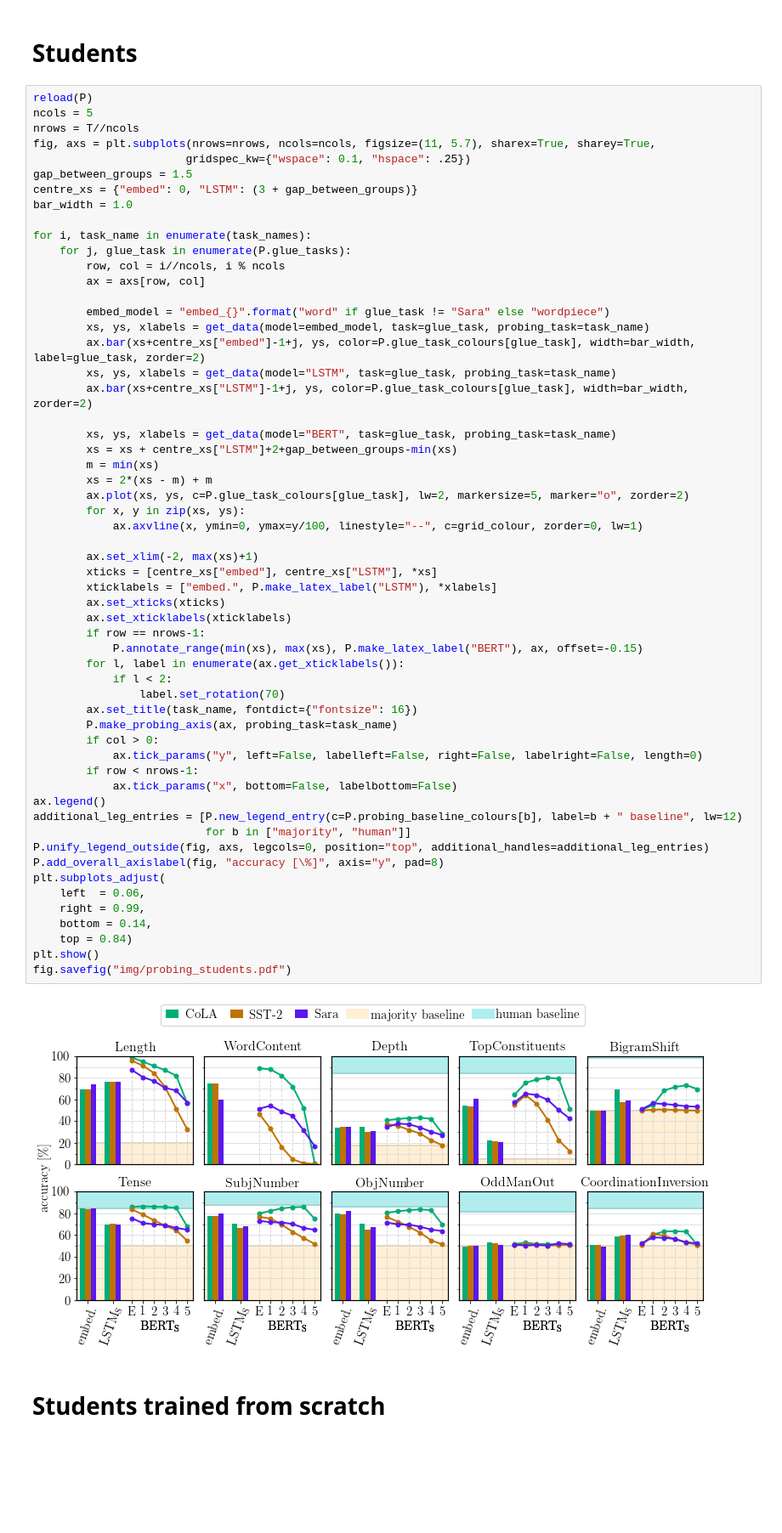
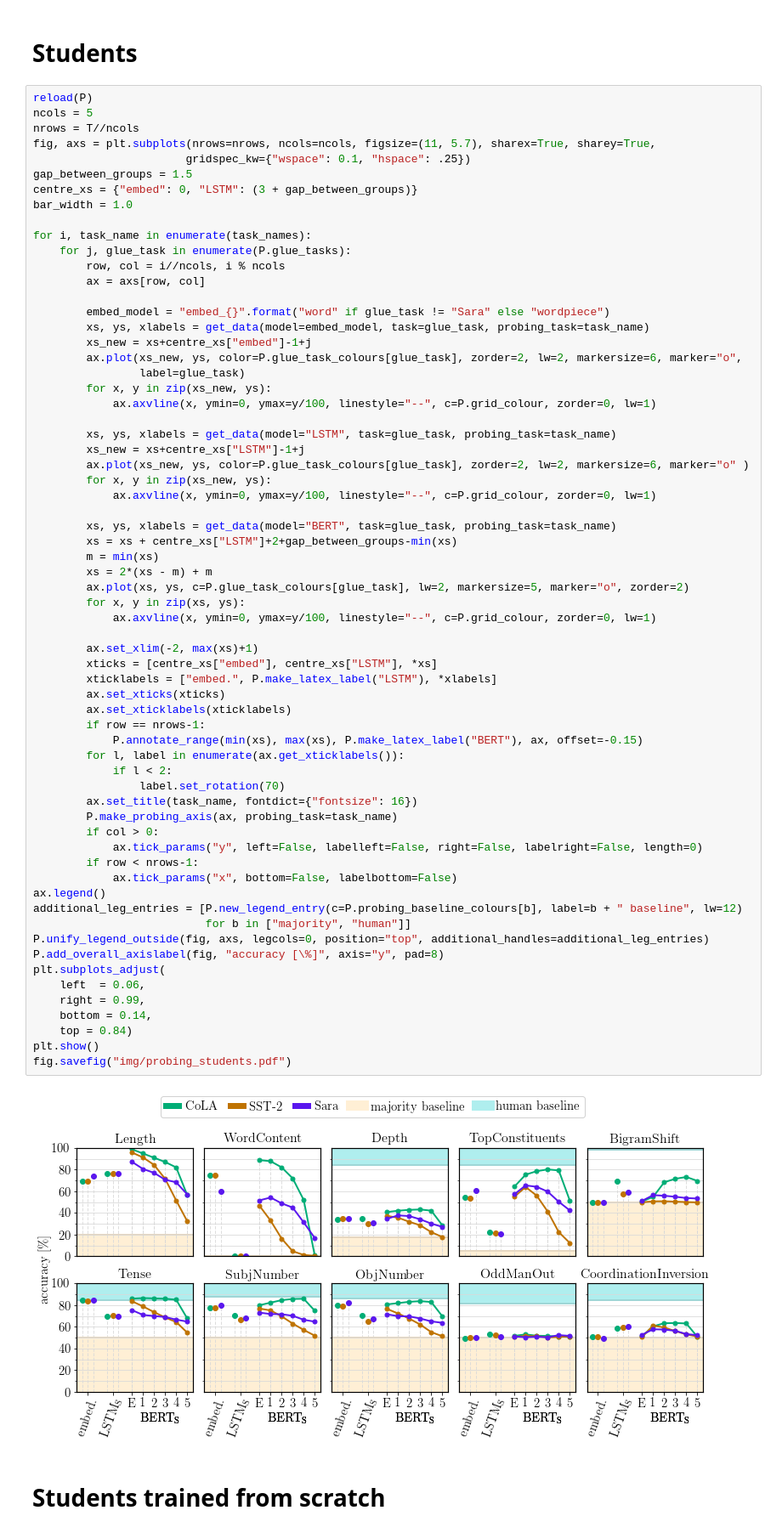
Before and after one commit to samsucik/knowledge-distil-bert, a Jupyter notebook: experiments/analysis/Probing.ipynb, the cells around one changed output. Shown at 85% size. Cells and saved outputs as stored; diff of their text form; blank space fills up the shorter version.

```diff
--- a/experiments/analysis/Probing.ipynb
+++ b/experiments/analysis/Probing.ipynb
@@ -159,9 +159,17 @@ for i, task_name in enumerate(task_names):
 
         embed_model = "embed_{}".format("word" if glue_task != "Sara" else "wordpiece")
         xs, ys, xlabels = get_data(model=embed_model, task=glue_task, probing_task=task_name)
-        ax.bar(xs+centre_xs["embed"]-1+j, ys, color=P.glue_task_colours[glue_task], width=bar_width, label=glue_task, zorder=2)
+        xs_new = xs+centre_xs["embed"]-1+j
+        ax.plot(xs_new, ys, color=P.glue_task_colours[glue_task], zorder=2, lw=2, markersize=6, marker="o",
+                label=glue_task)
+        for x, y in zip(xs_new, ys):
+            ax.axvline(x, ymin=0, ymax=y/100, linestyle="--", c=P.grid_colour, zorder=0, lw=1)
+
         xs, ys, xlabels = get_data(model="LSTM", task=glue_task, probing_task=task_name)
-        ax.bar(xs+centre_xs["LSTM"]-1+j, ys, color=P.glue_task_colours[glue_task], width=bar_width, zorder=2)
+        xs_new = xs+centre_xs["LSTM"]-1+j
+        ax.plot(xs_new, ys, color=P.glue_task_colours[glue_task], zorder=2, lw=2, markersize=6, marker="o" )
+        for x, y in zip(xs_new, ys):
+            ax.axvline(x, ymin=0, ymax=y/100, linestyle="--", c=P.grid_colour, zorder=0, lw=1)
 
         xs, ys, xlabels = get_data(model="BERT", task=glue_task, probing_task=task_name)
         xs = xs + centre_xs["LSTM"]+2+gap_between_groups-min(xs)
@@ -169,38 +177,38 @@ for i, task_name in enumerate(task_names):
         xs = 2*(xs - m) + m
         ax.plot(xs, ys, c=P.glue_task_colours[glue_task], lw=2, markersize=5, marker="o", zorder=2)
         for x, y in zip(xs, ys):
-            ax.axvline(x, ymin=0, ymax=y/100, linestyle="--", c=grid_colour, zorder=0, lw=1)
+            ax.axvline(x, ymin=0, ymax=y/100, linestyle="--", c=P.grid_colour, zorder=0, lw=1)
 
         ax.set_xlim(-2, max(xs)+1)
         xticks = [centre_xs["embed"], centre_xs["LSTM"], *xs]
         xticklabels = ["embed.", P.make_latex_label("LSTM"), *xlabels]
         ax.set_xticks(xticks)
         ax.set_xticklabels(xticklabels)
         if row == nrows-1:
             P.annotate_range(min(xs), max(xs), P.make_latex_label("BERT"), ax, offset=-0.15)
         for l, label in enumerate(ax.get_xticklabels()):
             if l < 2:
                 label.set_rotation(70)
         ax.set_title(task_name, fontdict={"fontsize": 16})
         P.make_probing_axis(ax, probing_task=task_name)
         if col > 0:
             ax.tick_params("y", left=False, labelleft=False, right=False, labelright=False, length=0)
         if row < nrows-1:
             ax.tick_params("x", bottom=False, labelbottom=False)
 ax.legend()
 additional_leg_entries = [P.new_legend_entry(c=P.probing_baseline_colours[b], label=b + " baseline", lw=12)
                           for b in ["majority", "human"]]
 P.unify_legend_outside(fig, axs, legcols=0, position="top", additional_handles=additional_leg_entries)
 P.add_overall_axislabel(fig, "accuracy [\%]", axis="y", pad=8)
 plt.subplots_adjust(
     left  = 0.06,
     right = 0.99,
     bottom = 0.14,
     top = 0.84)
 plt.show()
 fig.savefig("img/probing_students.pdf")
 # %% [output]
-[figure, old version]
+[figure, new version]
 # %% [markdown]
 # Students trained from scratch
 # %%
```
Also changed, not shown: 9 other files.
